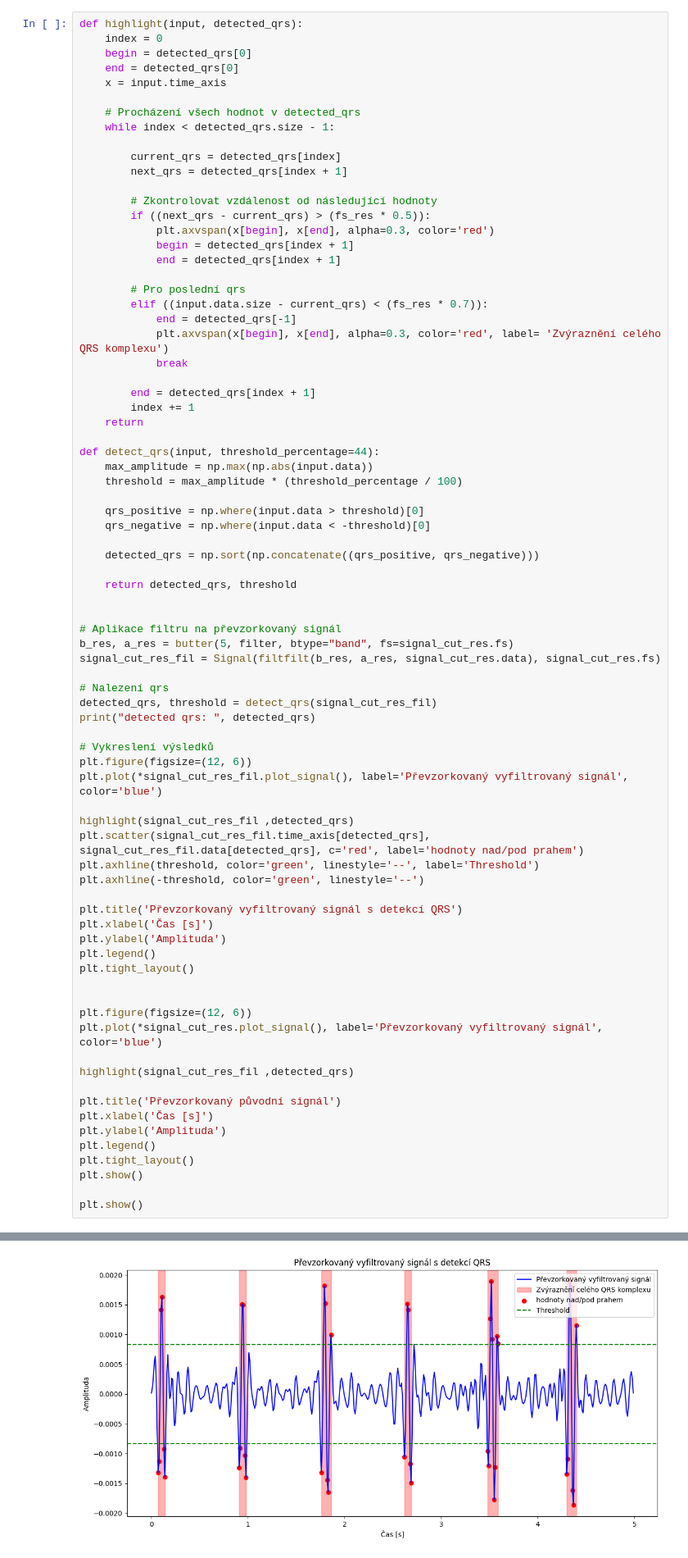
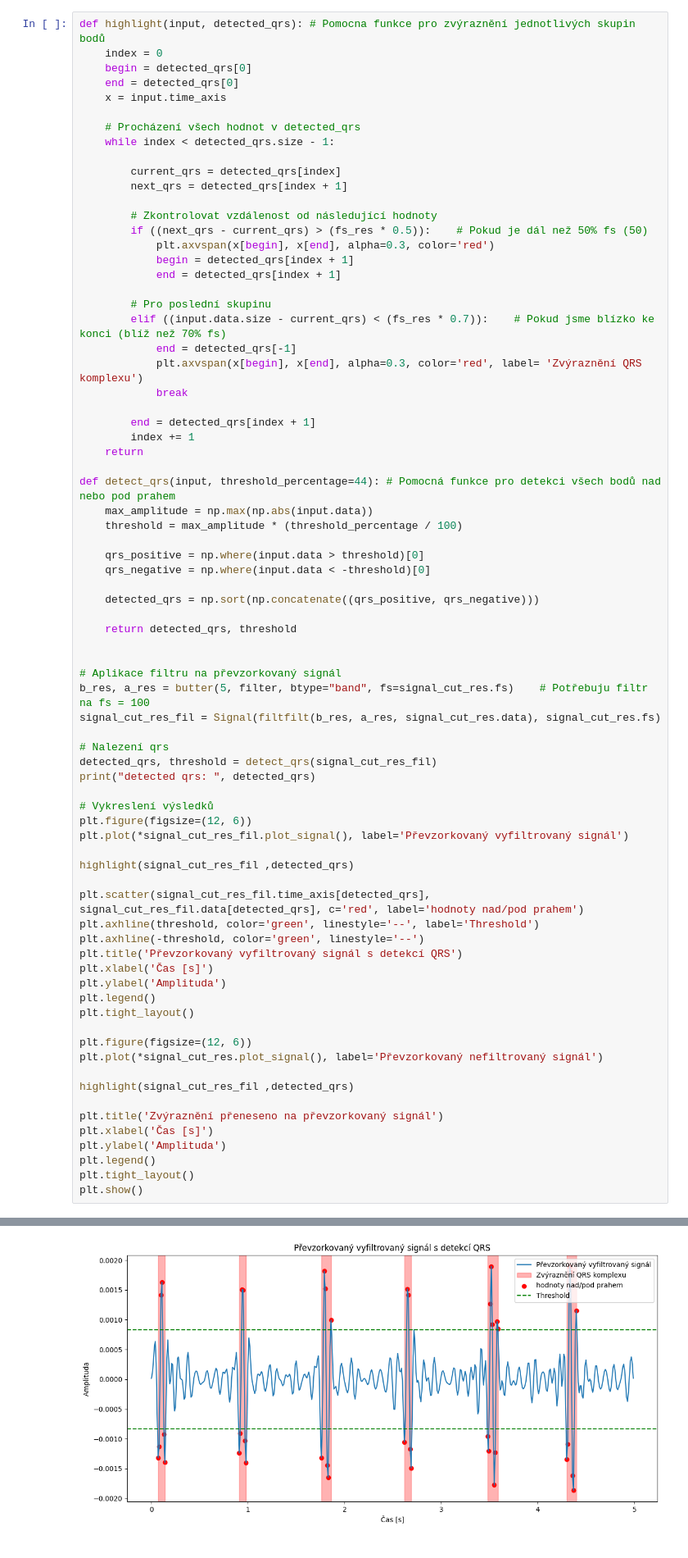
Before and after one commit to MrQvic/ISS-project, a Jupyter notebook: ISS_ECGProject_2023.ipynb, the cells around one changed output, grey strips where cells are left out. Shown at 82% size. Drawn from its saved outputs; the diff is of its cells as text.

```diff
--- a/ISS_ECGProject_2023.ipynb
+++ b/ISS_ECGProject_2023.ipynb
@@ -318,7 +285,7 @@ Příklad zakreslené detekce (před odevzdáním smažte):
 # %% [markdown]
    a) [1b] Detekujte QRS v převzorkovaném vyfiltrovaném signálu pomocí tresholdu (prahu). Pro tuto detekci musíte nejdříve získat vzorek jednoho QRS ze signálu, spočítat si maximální amplitudu a jako treshold vzít vámi určené procento této hodnoty. **Dávejte pozor na možnost otočeného QRS v signálu.** Do vykresleného signálu s detekcemi vykreslete i čáru udávající použitý treshold.
 # %%
-def highlight(input, detected_qrs):
+def highlight(input, detected_qrs): # Pomocna funkce pro zvýraznění jednotlivých skupin bodů
     index = 0
     begin = detected_qrs[0]
     end = detected_qrs[0]
@@ -331,22 +298,22 @@ def highlight(input, detected_qrs):
         next_qrs = detected_qrs[index + 1]
 
         # Zkontrolovat vzdálenost od následující hodnoty
-        if ((next_qrs - current_qrs) > (fs_res * 0.5)):
+        if ((next_qrs - current_qrs) > (fs_res * 0.5)):    # Pokud je dál než 50% fs (50)
             plt.axvspan(x[begin], x[end], alpha=0.3, color='red')
             begin = detected_qrs[index + 1]
             end = detected_qrs[index + 1]
 
-        # Pro poslední qrs
-        elif ((input.data.size - current_qrs) < (fs_res * 0.7)):
+        # Pro poslední skupinu
+        elif ((input.data.size - current_qrs) < (fs_res * 0.7)):    # Pokud jsme blízko ke konci (blíž než 70% fs)
             end = detected_qrs[-1]
-            plt.axvspan(x[begin], x[end], alpha=0.3, color='red', label= 'Zvýraznění celého QRS komplexu')
+            plt.axvspan(x[begin], x[end], alpha=0.3, color='red', label= 'Zvýraznění QRS komplexu')
             break
 
         end = detected_qrs[index + 1]
         index += 1
     return
 
-def detect_qrs(input, threshold_percentage=44):
+def detect_qrs(input, threshold_percentage=44): # Pomocná funkce pro detekci všech bodů nad nebo pod prahem
     max_amplitude = np.max(np.abs(input.data))
     threshold = max_amplitude * (threshold_percentage / 100)
 
@@ -359,44 +326,41 @@ def detect_qrs(input, threshold_percentage=44):
 
 
 # Aplikace filtru na převzorkovaný signál
-b_res, a_res = butter(5, filter, btype="band", fs=signal_cut_res.fs)
+b_res, a_res = butter(5, filter, btype="band", fs=signal_cut_res.fs)    # Potřebuju filtr na fs = 100
 signal_cut_res_fil = Signal(filtfilt(b_res, a_res, signal_cut_res.data), signal_cut_res.fs)
 
 # Nalezení qrs
 detected_qrs, threshold = detect_qrs(signal_cut_res_fil)
 print("detected qrs: ", detected_qrs)
 
 # Vykreslení výsledků
 plt.figure(figsize=(12, 6))
-plt.plot(*signal_cut_res_fil.plot_signal(), label='Převzorkovaný vyfiltrovaný signál', color='blue')
+plt.plot(*signal_cut_res_fil.plot_signal(), label='Převzorkovaný vyfiltrovaný signál')
 
 highlight(signal_cut_res_fil ,detected_qrs)
+
 plt.scatter(signal_cut_res_fil.time_axis[detected_qrs], signal_cut_res_fil.data[detected_qrs], c='red', label='hodnoty nad/pod prahem')
 plt.axhline(threshold, color='green', linestyle='--', label='Threshold')
 plt.axhline(-threshold, color='green', linestyle='--')
-
 plt.title('Převzorkovaný vyfiltrovaný signál s detekcí QRS')
 plt.xlabel('Čas [s]')
 plt.ylabel('Amplituda')
 plt.legend()
 plt.tight_layout()
 
-
 plt.figure(figsize=(12, 6))
-plt.plot(*signal_cut_res.plot_signal(), label='Převzorkovaný vyfiltrovaný signál', color='blue')
+plt.plot(*signal_cut_res.plot_signal(), label='Převzorkovaný nefiltrovaný signál')
 
 highlight(signal_cut_res_fil ,detected_qrs)
 
-plt.title('Převzorkovaný původní signál')
+plt.title('Zvýraznění přeneseno na převzorkovaný signál')
 plt.xlabel('Čas [s]')
 plt.ylabel('Amplituda')
 plt.legend()
 plt.tight_layout()
 plt.show()
-
-plt.show()
 # %% [output]
 detected qrs:  [  7   8  10  11  13  14  91  92  94  95  97  98 176 179 180 182 183 186
  262 265 266 268 269 348 349 351 352 353 355 356 358 359 430 431 433 434
  436 437 440]
-[figure, old version]
+[figure, new version]
```
Also changed, not shown: parts of 21 cells of this notebook, 1 other file.
